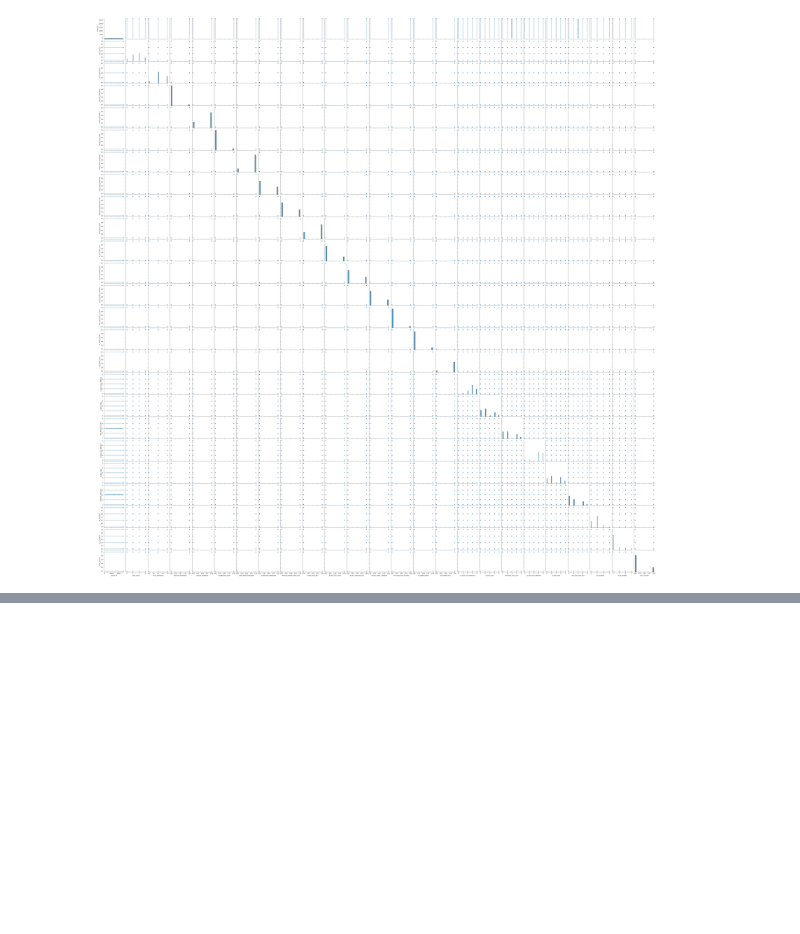
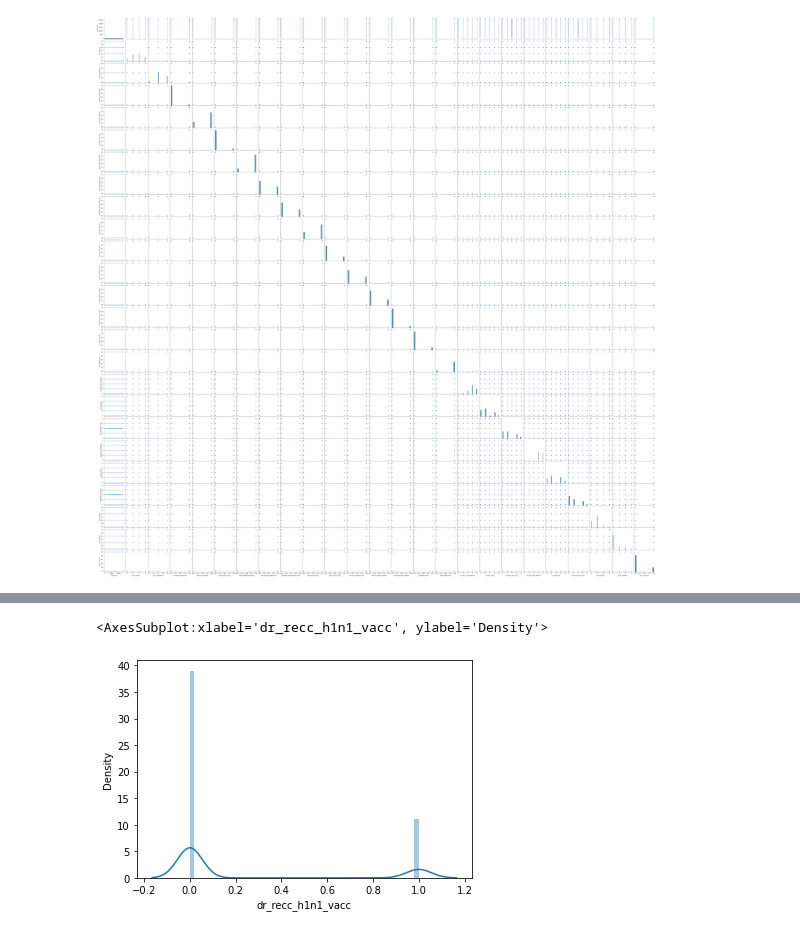
Before and after one commit to SwaminathanSK/YhillsMLCourse, a Jupyter notebook: YHills - Artificial Intelligence/CapstoneProject_H1N1.ipynb, the cells around one changed output, grey strips where cells are left out. Saved outputs shown, nothing was run; the diff lists cells and outputs as text; code cells hidden in the pictures; blank space fills up the shorter version.

```diff
--- a/YHills - Artificial Intelligence/CapstoneProject_H1N1.ipynb
+++ b/YHills - Artificial Intelligence/CapstoneProject_H1N1.ipynb
@@ -166,0 +255,5 @@ sns.pairplot(data = df)
+# %%
+sns.distplot(df['dr_recc_h1n1_vacc'])
+# %% [output]
+<AxesSubplot:xlabel='dr_recc_h1n1_vacc', ylabel='Density'>
+[figure, added]
```
Also changed, not shown: parts of 39 cells of this notebook.
